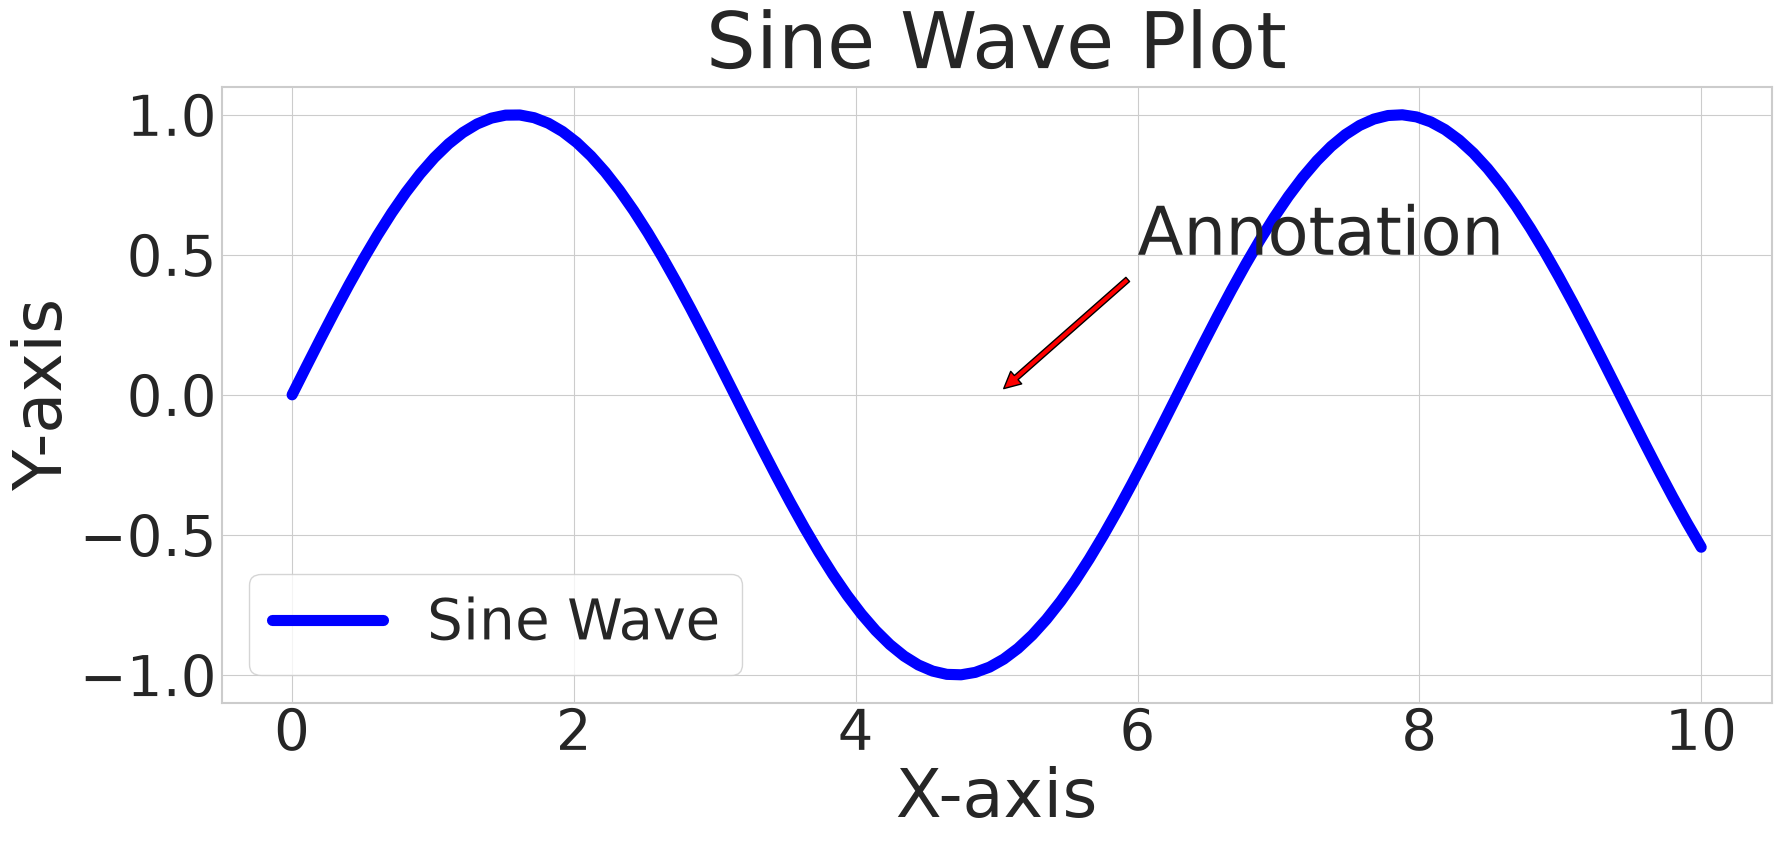
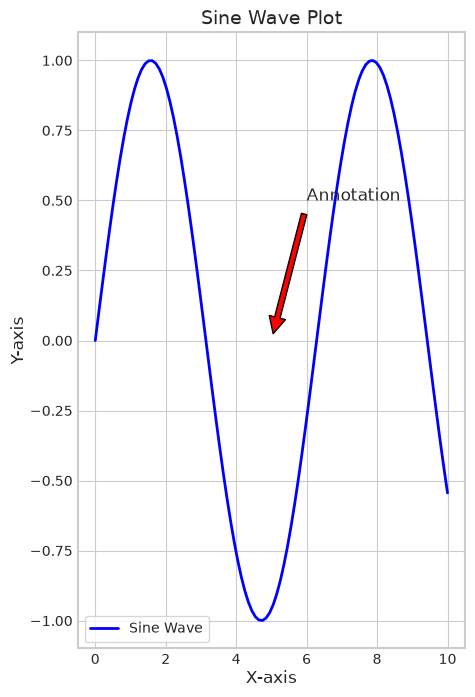
The change to this notebook cell's code, shown as a diff; its figure went from the first image to the second:
--- before
+++ after
@@ -1,6 +1,5 @@
-scientifig.use_style("poster", width=1, background="transparent")
-fig, ax = scientifig.create_figure(figsize=(20, 8))
+scientifig.use_style("poster", width=1, background="white")
+fig, ax = scientifig.create_figure(figsize=(5, 8))
 
-# generate some data
 x = np.linspace(0, 10, 100)
 y = np.sin(x)
@@ -8,10 +7,7 @@
 ax.plot(x, y, label="Sine Wave", color="blue")
 ax.set_title("Sine Wave Plot")
-# add xlabel
 ax.set_xlabel("X-axis")
-# add ylabel
 ax.set_ylabel("Y-axis")
 plt.legend()
-# make annotation in red at x=5, y=0
 ax.annotate(
     "Annotation",
@@ -20,4 +16,5 @@
     arrowprops=dict(facecolor="red", shrink=0.05),
 )
-scientifig.scale_fonts(fig)
-scientifig.savefig(fig, "testplots/sine_wave_plot")
+
+# scientifig.savefig(fig, "testplots/sine_wave_plot")
+plt.show()

Commit: simplify workflow and clarify doc